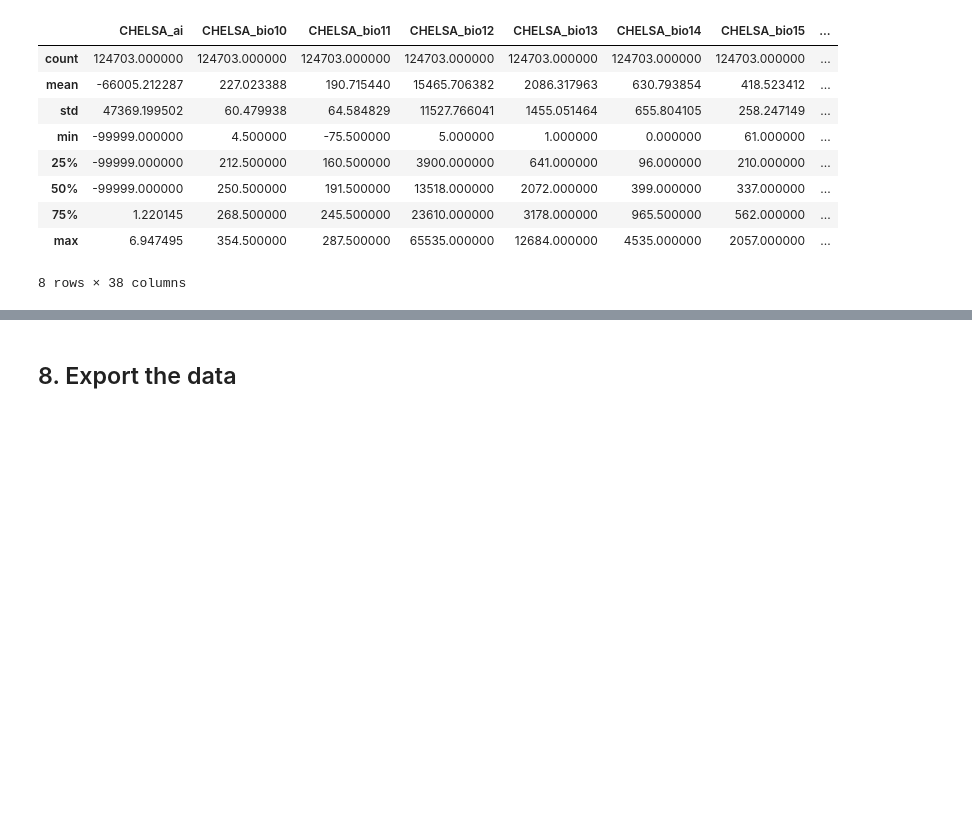
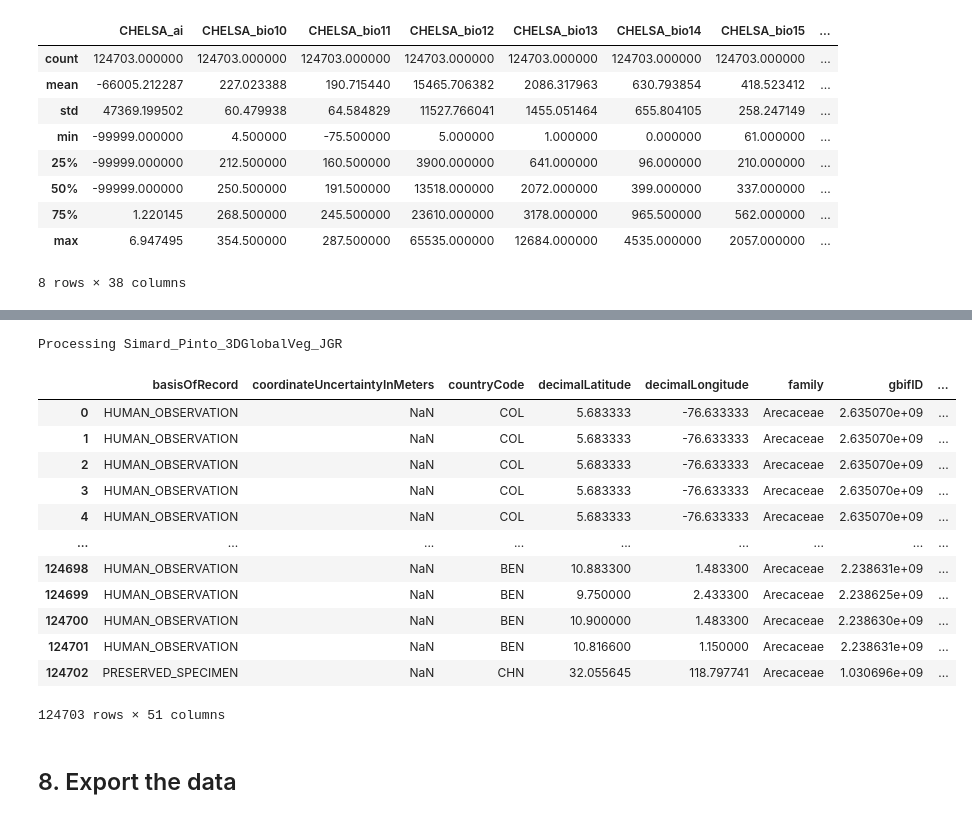
Before and after one commit to mftorres/palm_leaf, a Jupyter notebook: notebooks/01_GBIF_variables_data_prep.ipynb, the cells around one changed output, grey strips where cells are left out. Cells and saved outputs as stored; diff of their text form; code cells hidden in the pictures; blank space fills up the shorter version.

```diff
--- a/notebooks/01_GBIF_variables_data_prep.ipynb
+++ b/notebooks/01_GBIF_variables_data_prep.ipynb
@@ -48,7 +48,10 @@ def extractData(data,folder_path,prefix):
 
     for filename in glob.glob(os.path.join(folder_path,'%s'%(prefix))):
         img=Image.open(filename)
-        variable=filename.split('/')[-1].split('.')[0].replace('_1981-2010_V','')
+        if '_1981-2010_V' in str(filename):
+            variable=filename.split('/')[-1].split('.')[0].replace('_1981-2010_V','')
+        else:
+            variable=filename.split('/')[-1].split('.')[0]
         print('Processing %s'%(variable))
         img_arr = np.array(img) # from tif to numpy array
         raster_xll=img_arr.shape[1] # long size 20880, 43200
@@ -736,10 +742,0 @@ Tif files were merged in QGIS 3.16.8
-# %%
-soil_data=['nutrient_avail','nutrient_retention','rooting_conditions',
-          'oxygen_avail_toroots','excess_salts','toxicity','workability']
-
-bioenv_extract[soil_data]=bioenv_extract[soil_data]*100
-
-for var in soil_data:
-    print(var)
-    for x in range(1,8,1):
-        print('%s count: %s'%(x,bioenv_extract[bioenv_extract[var]==x][var].count()))
@@ -788,2 +742,0 @@ BIO12/BIO1+10
-# %%
-bioenv_extract['aridity']=bioenv_extract['bio12']/(bioenv_extract['bio1']+10)
@@ -790,3 +768,21 @@ bioenv_extract['aridity']=bioenv_extract['bio12']/(bioenv_extract['bio1']+10)
+# %%
+bioenv_extract_fh=extractData(bioenv_extract,'../data_files/','*JGR.tif')
+bioenv_extract_fh
+# %% [output]
+Processing Simard_Pinto_3DGlobalVeg_JGR
+|  | basisOfRecord | coordinateUncertaintyInMeters | countryCode | decimalLatitude | decimalLongitude | family | gbifID | ... |
+| 0 | HUMAN_OBSERVATION | NaN | COL | 5.683333 | -76.633333 | Arecaceae | 2.635070e+09 | ... |
+| 1 | HUMAN_OBSERVATION | NaN | COL | 5.683333 | -76.633333 | Arecaceae | 2.635070e+09 | ... |
+| 2 | HUMAN_OBSERVATION | NaN | COL | 5.683333 | -76.633333 | Arecaceae | 2.635070e+09 | ... |
+| 3 | HUMAN_OBSERVATION | NaN | COL | 5.683333 | -76.633333 | Arecaceae | 2.635070e+09 | ... |
+| 4 | HUMAN_OBSERVATION | NaN | COL | 5.683333 | -76.633333 | Arecaceae | 2.635070e+09 | ... |
+| ... | ... | ... | ... | ... | ... | ... | ... | ... |
+| 124698 | HUMAN_OBSERVATION | NaN | BEN | 10.883300 | 1.483300 | Arecaceae | 2.238631e+09 | ... |
+| 124699 | HUMAN_OBSERVATION | NaN | BEN | 9.750000 | 2.433300 | Arecaceae | 2.238625e+09 | ... |
+| 124700 | HUMAN_OBSERVATION | NaN | BEN | 10.900000 | 1.483300 | Arecaceae | 2.238630e+09 | ... |
+| 124701 | HUMAN_OBSERVATION | NaN | BEN | 10.816600 | 1.150000 | Arecaceae | 2.238631e+09 | ... |
+| 124702 | PRESERVED_SPECIMEN | NaN | CHN | 32.055645 | 118.797741 | Arecaceae | 1.030696e+09 | ... |
+124703 rows × 51 columns
 # %% [markdown]
 ## 8. Export the data
 # %%
```
Also changed, not shown: parts of 6 cells of this notebook, 1 other file.
